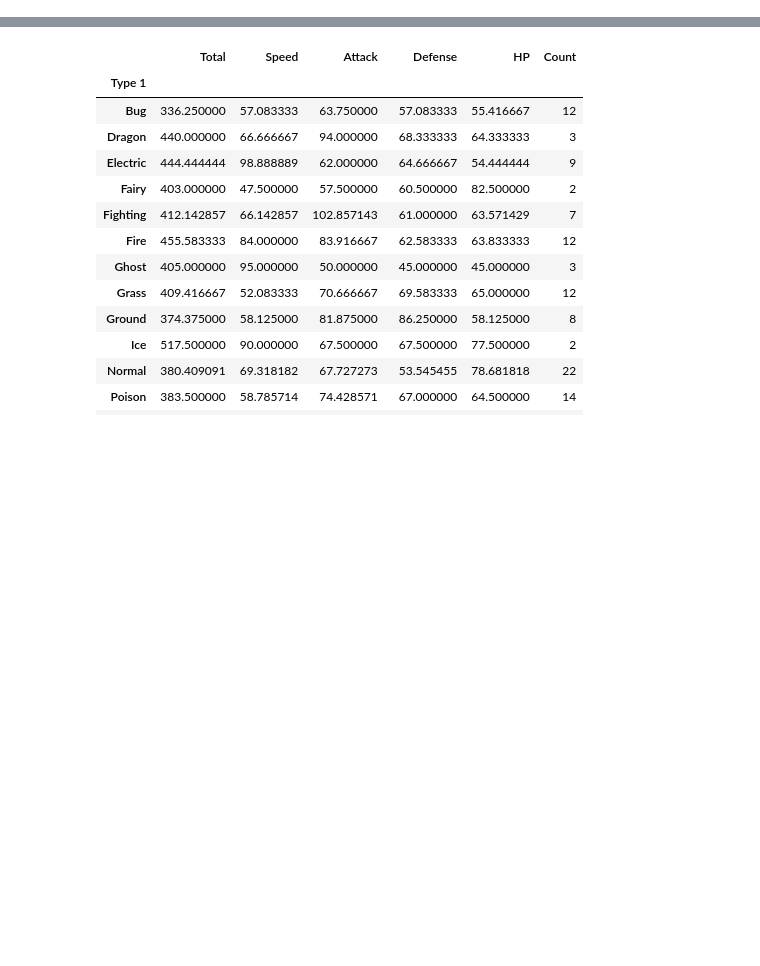
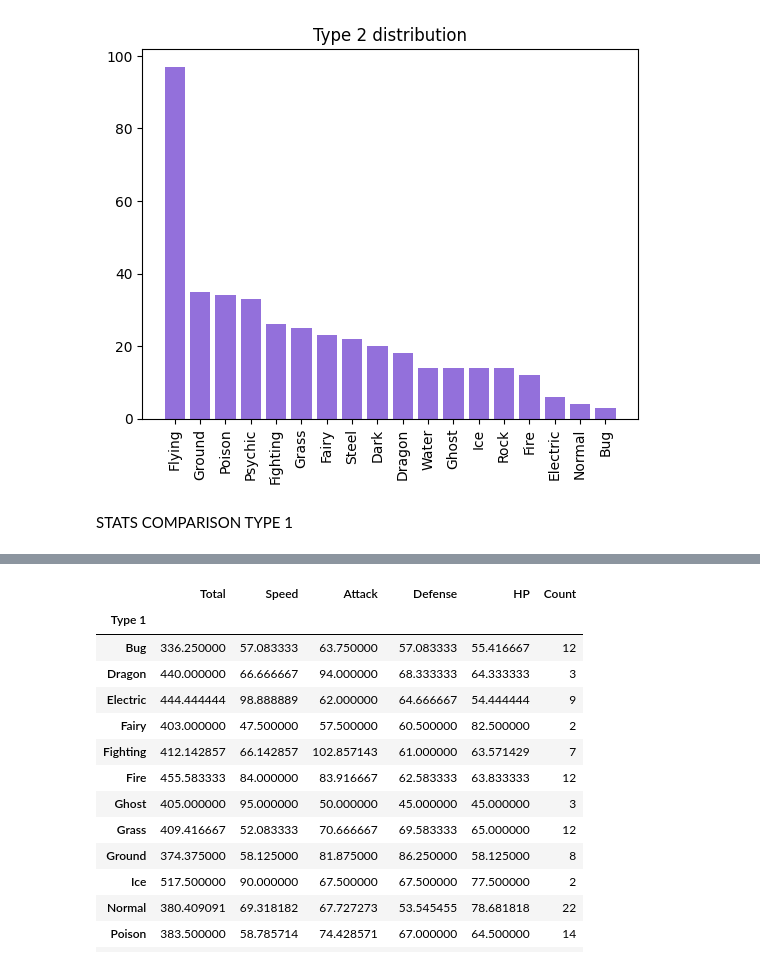
Before and after one commit to Akingzs/Python-Data-Science, a Jupyter notebook: Pokemon/Pokemon.ipynb, the cells around one changed output, grey strips where cells are left out. Saved outputs shown, nothing was run; the diff lists cells and outputs as text; code cells hidden in the pictures; blank space fills up the shorter version.

```diff
--- a/Pokemon/Pokemon.ipynb
+++ b/Pokemon/Pokemon.ipynb
@@ -68 +107,12 @@ def med (grupo,coluna):
+# %%
+pok_count2 = df['Type 2'].value_counts()
+fig, ax = plt.subplots()
+ax.bar(pok_count2.index,pok_count2, color='mediumpurple')
+ax.set_title('Type 2 distribution')
+plt.xticks(rotation=90)
+plt.show()
+# %% [output]
+[figure, added]
+# %% [markdown]
+STATS COMPARISON TYPE 1
 # %%
```
Also changed, not shown: parts of 27 cells of this notebook.
